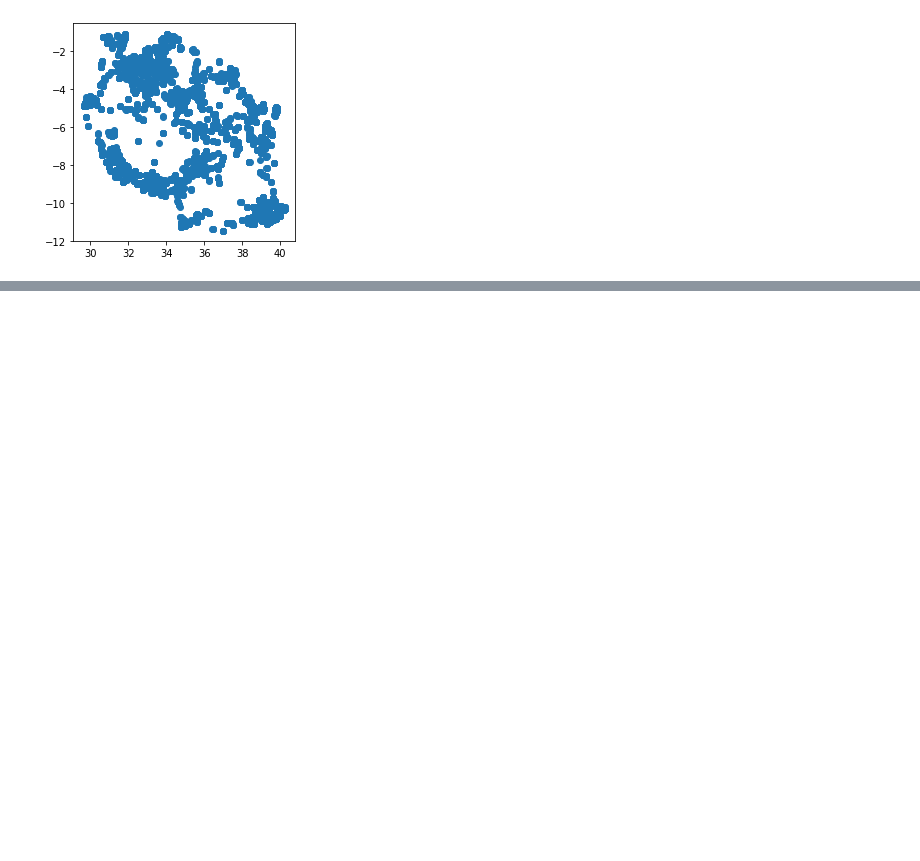
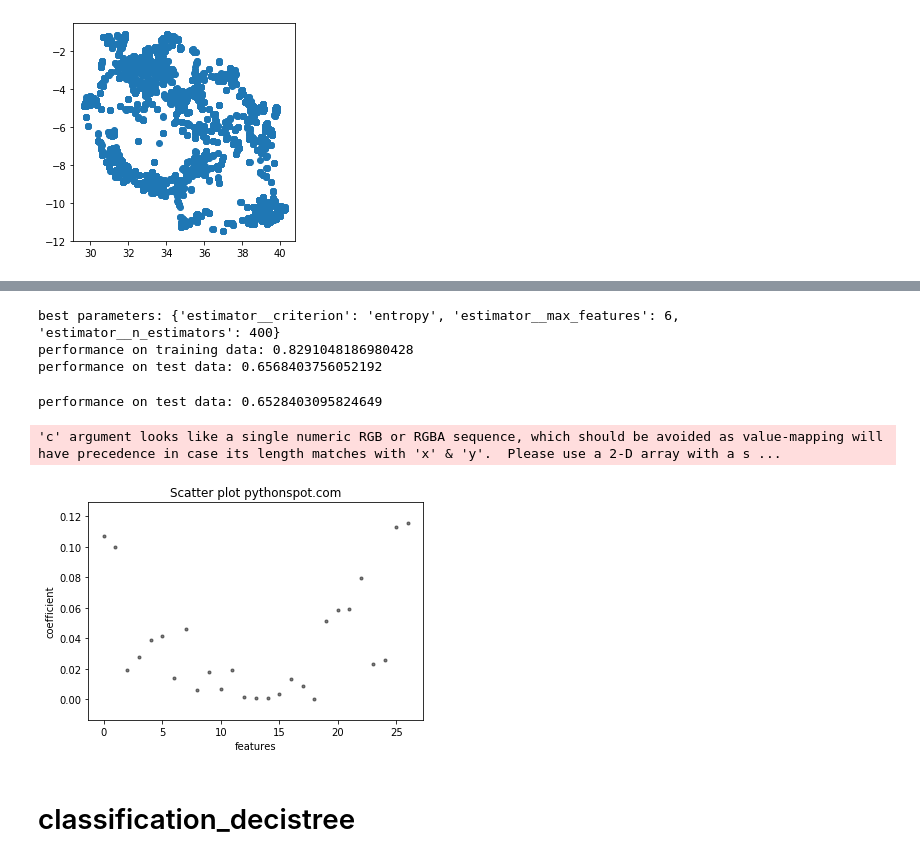
Before and after one commit to gijzelaerr/capetownai, a Jupyter notebook: notebooks/main.ipynb, the cells around one changed output, grey strips where cells are left out. Saved outputs shown, nothing was run; the diff lists cells and outputs as text; code cells hidden in the pictures; blank space fills up the shorter version.

```diff
--- a/notebooks/main.ipynb
+++ b/notebooks/main.ipynb
@@ -23,2 +56,2 @@ geoX.plot();
 # %%
-X_train, X_test, y_train, y_test = train_test_split(X, yy, test_size=0.33, random_state=42)
+X_learn, X_test, y_learn, y_test = train_test_split(X, y, stratify=yy, test_size=0.25)
@@ -41,0 +58,22 @@ classification_ranf(X_train, y_train)
+# %%
+# A good rule of thumb when tuning the max_features parameter of the hyperparameter
+# algorithm is to set it equal to the squareroot of the total number of features. As
+# such, during tuning the hyperparameter is varied from about 30% less than this rule
+# of thumb value, to about 30% above it.
+min_features = round((len(X.columns) ** 0.5) * 0.7)
+max_features = round((len(X.columns) ** 0.5) * 1.3)
+
+parameters = {'n_estimators': [100, 300, 400], #number of trees in the forest
+              'max_features': [i for i in range(min_features, max_features, 1)],
+              'criterion': ['gini', 'entropy']} #metric according to which purity of split is determined
+
+model = RandomForestClassifier()
+
+classes = list(set(y))
+# %%
+if len(classes) > 2:  #determine whether the task is a binary or multilabel classification task
+    for k in list(parameters.keys()):
+        parameters['estimator__' + k] = parameters.pop(k)   #the onevsallclassifier wants the parameters to be preceeded by the label 'esitimator__'
+    model = OneVsRestClassifier(model)
+    y_learn = label_binarize(y_learn, classes=classes)  #label_binarize is similar to onehotencoding
+    y_test = label_binarize(y_test, classes=classes)
@@ -41,0 +90,33 @@ classification_ranf(X_train, y_train)
+# %%
+print('best parameters:', best_model.best_params_)
+print('performance on training data:', best_model.best_score_)
+y_pred = best_model.predict(X_test)
+print('performance on test data:', roc_auc_score(y_test, y_pred))
+# %% [output]
+best parameters: {'estimator__criterion': 'entropy', 'estimator__max_features': 6, 'estimator__n_estimators': 400}
+performance on training data: 0.8291048186980428
+performance on test data: 0.6568403756052192
+# %%
+# investigating the extent to which each feature contributed to the prediction task
+model = RandomForestClassifier(criterion='entropy', max_features=5, n_estimators=400)
+best_model = model.fit(X_learn, y_learn)
+y_pred = best_model.predict(X_test)
+print('performance on test data:', roc_auc_score(y_test, y_pred))
+tat = best_model.feature_importances_
+# %% [output]
+performance on test data: 0.6528403095824649
+# %%
+# visualising vector coefficients
+colors = (0, 0, 0)
+area = np.pi * 3
+headings = np.arange(len(X.columns))
+plt.scatter(headings, tat, s=area, c=colors, alpha=0.5)
+plt.title('Scatter plot pythonspot.com')
+plt.xlabel('features')
+plt.ylabel('coefficient')
+plt.show()
+# %% [output]
+'c' argument looks like a single numeric RGB or RGBA sequence, which should be avoided as value-mapping will have precedence in case its length matches with 'x' & 'y'.  Please use a 2-D array with a s ...
+[figure, added]
+# %% [markdown]
+# classification_decistree
```
Also changed, not shown: parts of 25 cells of this notebook.
